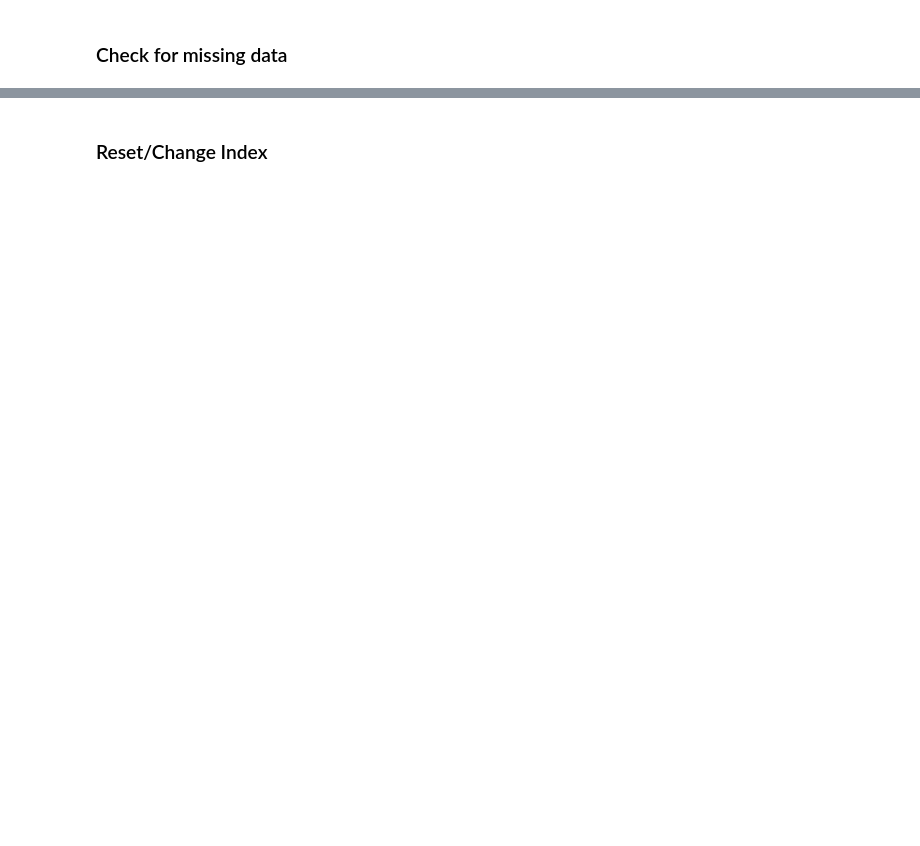
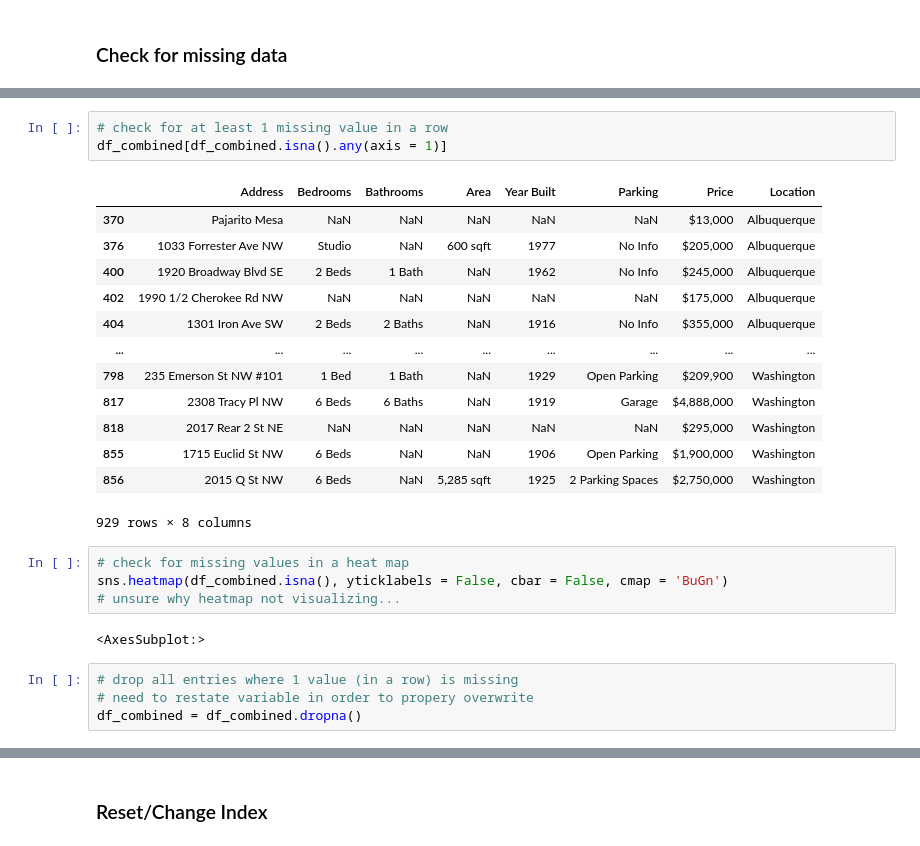
Before and after one commit to Ugi77/projects, a Jupyter notebook: RealEstate/RealEstateDataCleaning.ipynb, the cells around one changed output, grey strips where cells are left out. Cells and saved outputs as stored; diff of their text form; blank space fills up the shorter version.

```diff
--- a/RealEstate/RealEstateDataCleaning.ipynb
+++ b/RealEstate/RealEstateDataCleaning.ipynb
@@ -47,0 +128,27 @@
+# %%
+# check for at least 1 missing value in a row
+df_combined[df_combined.isna().any(axis = 1)]
+# %% [output]
+|  | Address | Bedrooms | Bathrooms | Area | Year Built | Parking | Price | Location |
+| 370 | Pajarito Mesa | NaN | NaN | NaN | NaN | NaN | $13,000 | Albuquerque |
+| 376 | 1033 Forrester Ave NW | Studio | NaN | 600 sqft | 1977 | No Info | $205,000 | Albuquerque |
+| 400 | 1920 Broadway Blvd SE | 2 Beds | 1 Bath | NaN | 1962 | No Info | $245,000 | Albuquerque |
+| 402 | 1990 1/2 Cherokee Rd NW | NaN | NaN | NaN | NaN | NaN | $175,000 | Albuquerque |
+| 404 | 1301 Iron Ave SW | 2 Beds | 2 Baths | NaN | 1916 | No Info | $355,000 | Albuquerque |
+| ... | ... | ... | ... | ... | ... | ... | ... | ... |
+| 798 | 235 Emerson St NW #101 | 1 Bed | 1 Bath | NaN | 1929 | Open Parking | $209,900 | Washington |
+| 817 | 2308 Tracy Pl NW | 6 Beds | 6 Baths | NaN | 1919 | Garage | $4,888,000 | Washington |
+| 818 | 2017 Rear 2 St NE | NaN | NaN | NaN | NaN | NaN | $295,000 | Washington |
+| 855 | 1715 Euclid St NW | 6 Beds | NaN | NaN | 1906 | Open Parking | $1,900,000 | Washington |
+| 856 | 2015 Q St NW | 6 Beds | NaN | 5,285 sqft | 1925 | 2 Parking Spaces | $2,750,000 | Washington |
+929 rows × 8 columns
+# %%
+# check for missing values in a heat map
+sns.heatmap(df_combined.isna(), yticklabels = False, cbar = False, cmap = 'BuGn')
+# unsure why heatmap not visualizing...
+# %% [output]
+<AxesSubplot:>
+# %%
+# drop all entries where 1 value (in a row) is missing
+# need to restate variable in order to propery overwrite
+df_combined = df_combined.dropna()
```
Also changed, not shown: parts of 17 cells of this notebook.
